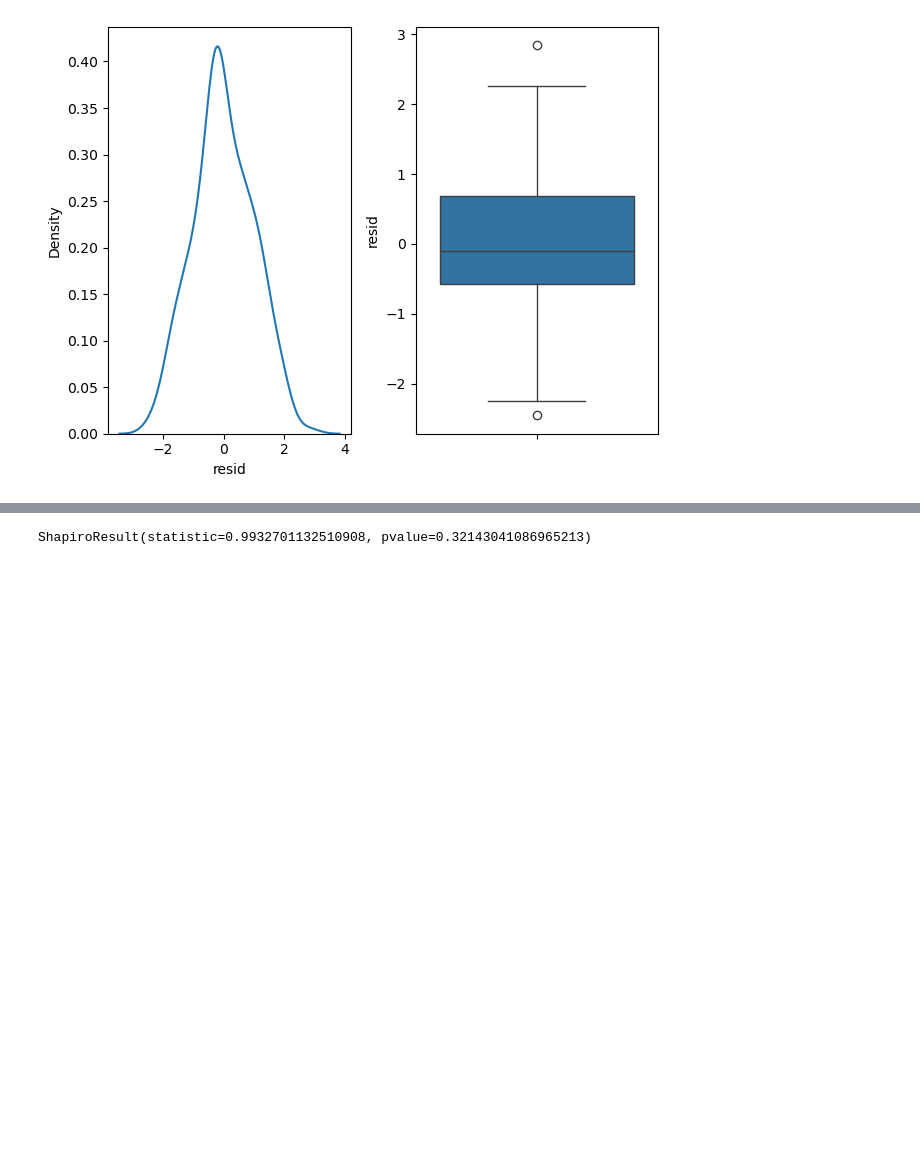
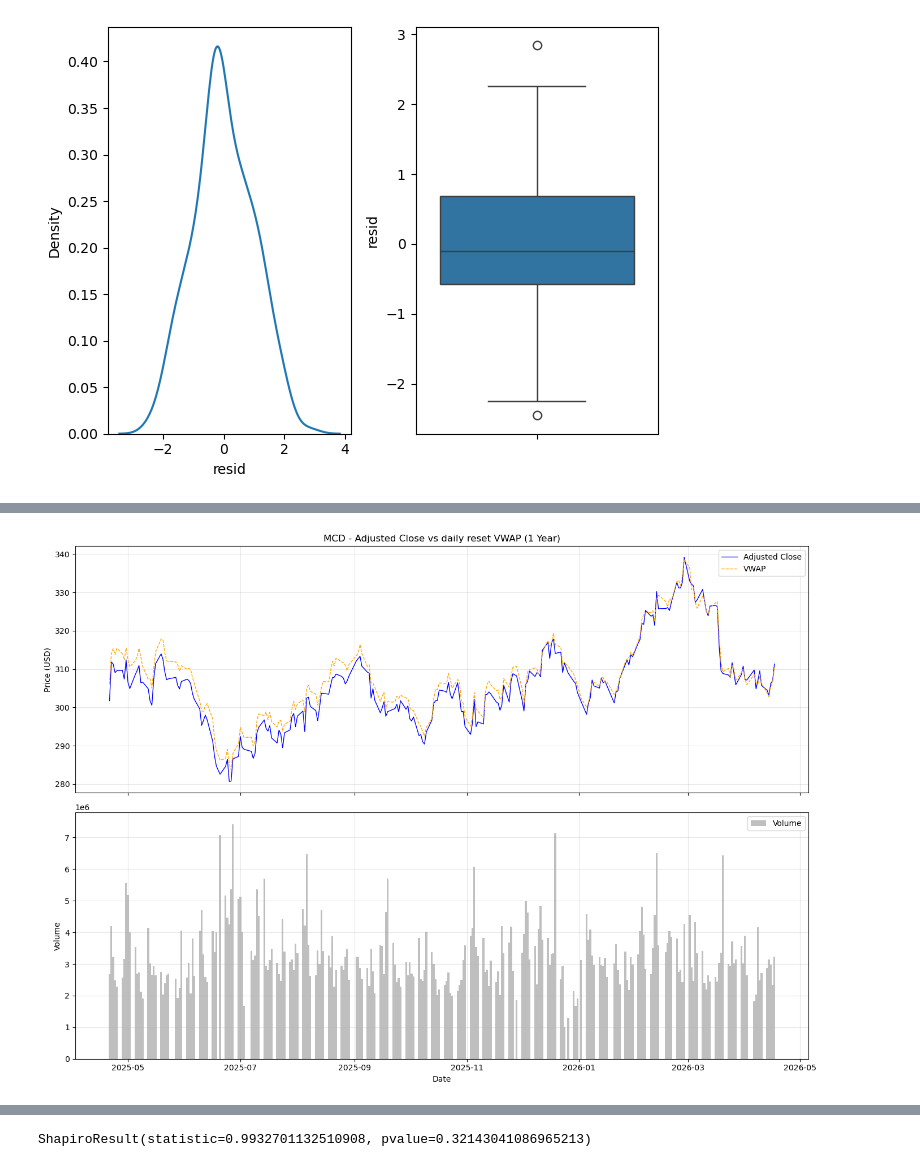
Before and after one commit to Thomas-Nguyen12/NewsApplication, a Jupyter notebook: notebooks/time_series_analysis.ipynb, the cells around one changed output, grey strips where cells are left out. Drawn from its saved outputs; the diff is of its cells as text; code cells hidden in the pictures; blank space fills up the shorter version.

```diff
--- a/notebooks/time_series_analysis.ipynb
+++ b/notebooks/time_series_analysis.ipynb
@@ -674,0 +724,36 @@ plt.show()
+# %%
+df['date'] = pd.to_datetime(df['date'])
+df.sort_values('date', inplace=True)
+
+# Calculate typical price
+df['typical_price'] = (df['high'] + df['low'] + df['adjusted_close']) / 3
+df['tp_x_vol'] = df['typical_price'] * df['volume']
+
+# Reset VWAP each day
+df['vwap'] = df.groupby(df['date'].dt.date).apply(
+    lambda g: g['tp_x_vol'].cumsum() / g['volume'].cumsum()
+).reset_index(level=0, drop=True)
+
+# Plot
+fig, (ax1, ax2) = plt.subplots(2, 1, figsize=(14, 10), sharex=True)
+
+# Price + VWAP
+ax1.plot(df['date'], df['adjusted_close'], label='Adjusted Close', color='blue', linewidth=1)
+ax1.plot(df['date'], df['vwap'], label='VWAP', color='orange', linewidth=1, linestyle='--')
+ax1.set_title("MCD - Adjusted Close vs daily reset VWAP (1 Year)")
+ax1.set_ylabel("Price (USD)")
+ax1.legend()
+ax1.grid(True, alpha=0.3)
+
+# Volume bars
+ax2.bar(df['date'], df['volume'], label='Volume', color='grey', alpha=0.5, width=1)
+ax2.set_ylabel("Volume")
+ax2.set_xlabel("Date")
+ax2.legend()
+ax2.grid(True, alpha=0.3)
+
+plt.tight_layout()
+plt.savefig("vwap_plot.png")
+plt.show()
+# %% [output]
+[figure, added]
```
Also changed, not shown: parts of 42 cells of this notebook.
